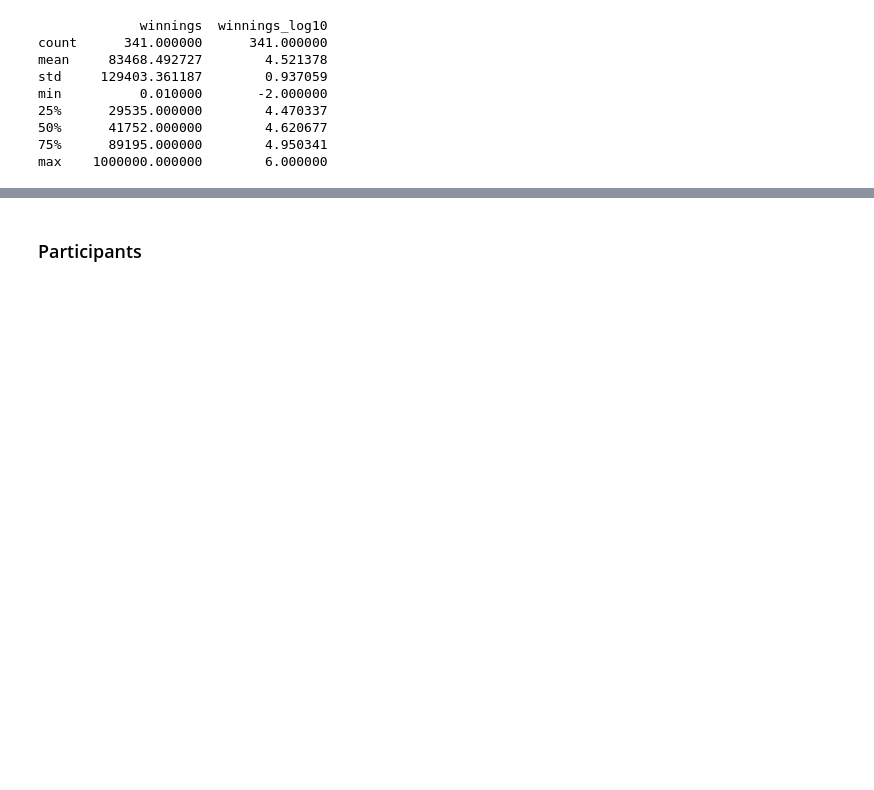
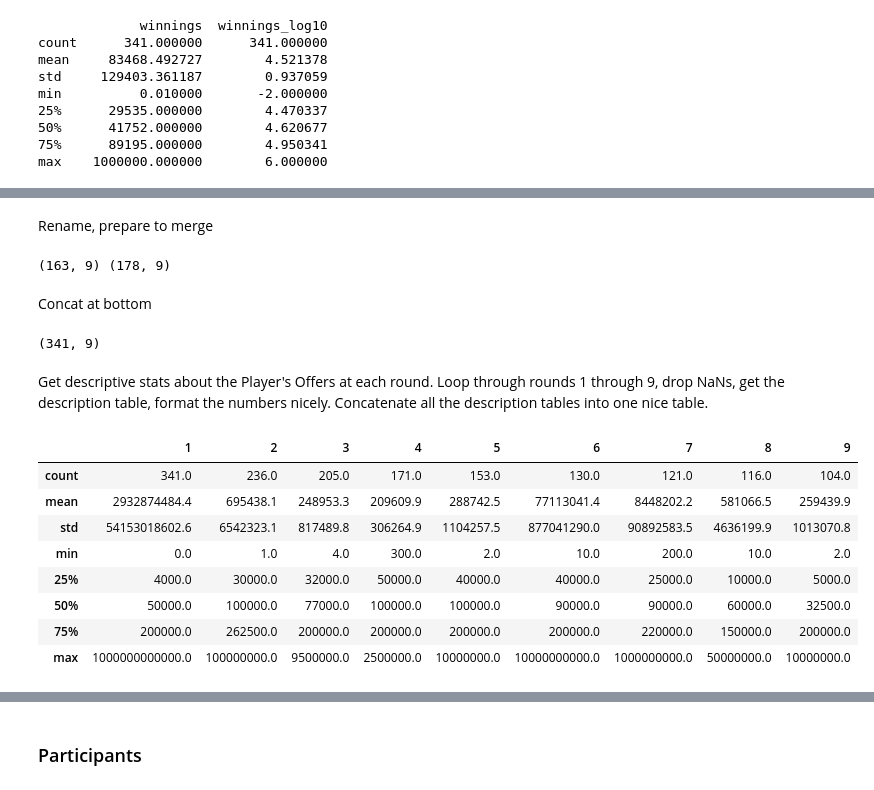
Before and after one commit to laurenlsun/dond-collected-analysis, a Jupyter notebook: collected data analysis.ipynb, the cells around one changed output, grey strips where cells are left out. Saved outputs shown, nothing was run; the diff lists cells and outputs as text; code cells hidden in the pictures; blank space fills up the shorter version.

```diff
--- a/collected data analysis.ipynb
+++ b/collected data analysis.ipynb
@@ -427,0 +440,29 @@ pos1.head()
+# %% [markdown]
+Rename, prepare to merge
+# %%
+pos2.columns = [i+1 for i in range(9)]
+print(pos1.shape, pos2.shape)
+# %% [output]
+(163, 9) (178, 9)
+# %% [markdown]
+Concat at bottom
+# %%
+pos = pd.concat([pos1,pos2])
+pos.shape
+# %% [output]
+(341, 9)
+# %% [markdown]
+Get descriptive stats about the Player's Offers at each round. Loop through rounds 1 through 9, drop NaNs, get the description table, format the numbers nicely. Concatenate all the description tables into one nice table.
+# %%
+podescr = pd.concat([pos[i].dropna().describe().apply(lambda x: format(x, '.1f')) for i in range(1,10)], axis=1)
+podescr
+# %% [output]
+|  | 1 | 2 | 3 | 4 | 5 | 6 | 7 | 8 | 9 |
+| count | 341.0 | 236.0 | 205.0 | 171.0 | 153.0 | 130.0 | 121.0 | 116.0 | 104.0 |
+| mean | 2932874484.4 | 695438.1 | 248953.3 | 209609.9 | 288742.5 | 77113041.4 | 8448202.2 | 581066.5 | 259439.9 |
+| std | 54153018602.6 | 6542323.1 | 817489.8 | 306264.9 | 1104257.5 | 877041290.0 | 90892583.5 | 4636199.9 | 1013070.8 |
+| min | 0.0 | 1.0 | 4.0 | 300.0 | 2.0 | 10.0 | 200.0 | 10.0 | 2.0 |
+| 25% | 4000.0 | 30000.0 | 32000.0 | 50000.0 | 40000.0 | 40000.0 | 25000.0 | 10000.0 | 5000.0 |
+| 50% | 50000.0 | 100000.0 | 77000.0 | 100000.0 | 100000.0 | 90000.0 | 90000.0 | 60000.0 | 32500.0 |
+| 75% | 200000.0 | 262500.0 | 200000.0 | 200000.0 | 200000.0 | 200000.0 | 220000.0 | 150000.0 | 200000.0 |
+| max | 1000000000000.0 | 100000000.0 | 9500000.0 | 2500000.0 | 10000000.0 | 10000000000.0 | 1000000000.0 | 50000000.0 | 10000000.0 |
```
Also changed, not shown: parts of 37 cells of this notebook.
